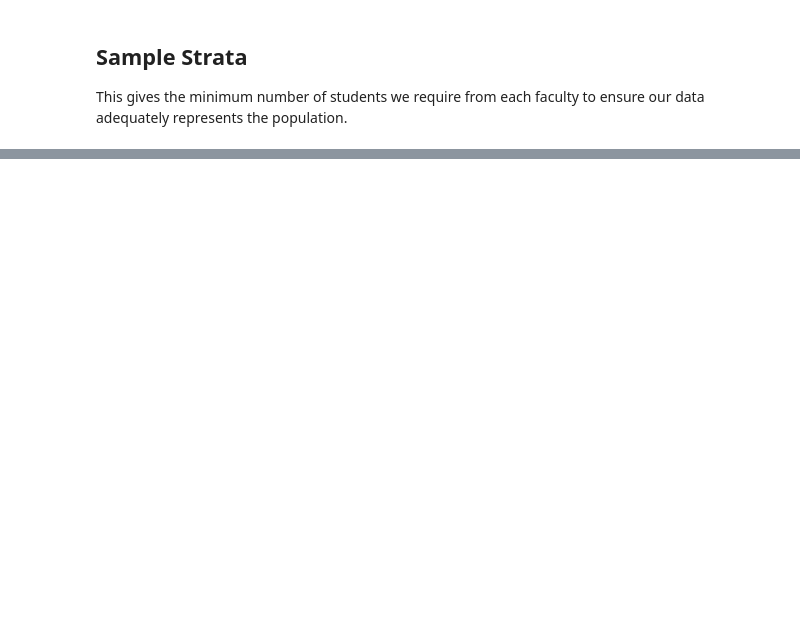
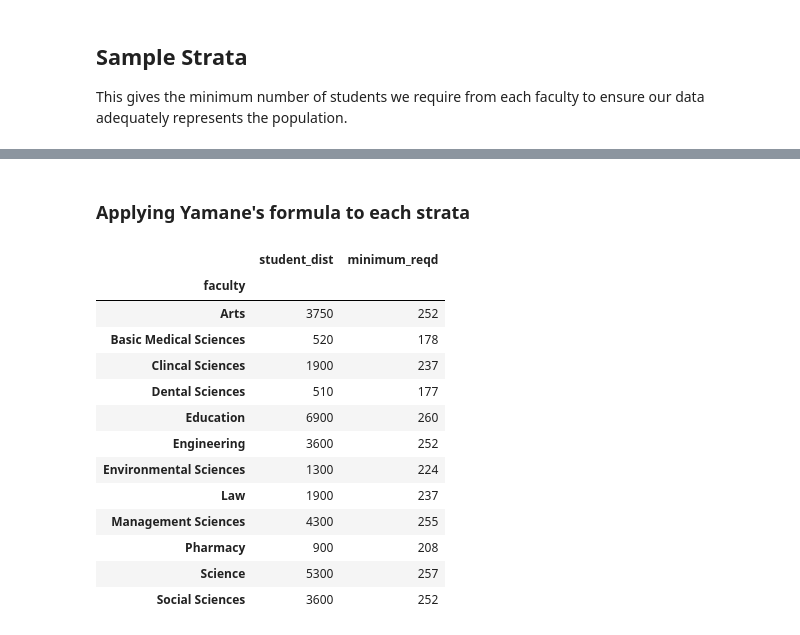
Before and after one commit to socratesjnr/asuu-strike-project, a Jupyter notebook: mailing/student_distribution.ipynb, the cells around one changed output, grey strips where cells are left out. Saved outputs shown, nothing was run; the diff lists cells and outputs as text; code cells hidden in the pictures; blank space fills up the shorter version.

```diff
--- a/mailing/student_distribution.ipynb
+++ b/mailing/student_distribution.ipynb
@@ -70,0 +109,50 @@ Name: student_count, dtype: float64
+# %% [markdown]
+### Applying Yamane's formula to each strata
+# %%
+from scipy.stats import norm
+
+def calculate_faculty_sample_size(row, conf_level, margin_error, p):
+    """
+    Calculates the required sample size for a single faculty based on the number of
+    students in the faculty, the desired confidence level, margin of error, and the estimated proportion
+    of affected students.
+
+    Args:
+    - row (pandas.Series): a Pandas Series representing a single row of the DataFrame
+    - conf_level (float): the desired confidence level
+    - margin_error (float): the desired margin of error
+    - p (float): the estimated proportion of affected students
+
+    Returns:
+    - sample_size (float): the required sample size for the faculty
+    """
+
+    # Get the number of students in the current faculty
+    n = row["student_dist"]
+
+    # Calculate the critical value for the desired confidence level
+    z_alpha_2 = norm.ppf(1 - (1 - conf_level) / 2)
+
+    # Calculate the required sample size with population correction factor
+    sample_size = n * p * (1 - p) / ((n - 1) * (margin_error / z_alpha_2)**2 + p * (1 - p))
+
+    return round(sample_size)
+# %%
+student_dist['minimum_reqd'] = student_dist.apply(calculate_faculty_sample_size, axis=1, args=(0.90, 0.05, 0.5))
+# student_dist.student_dist.sum()
+student_dist
+# %% [output]
+|  | student_dist | minimum_reqd |
+| faculty |  |  |
+| Arts | 3750 | 252 |
+| Basic Medical Sciences | 520 | 178 |
+| Clincal Sciences | 1900 | 237 |
+| Dental Sciences | 510 | 177 |
+| Education | 6900 | 260 |
+| Engineering | 3600 | 252 |
+| Environmental Sciences | 1300 | 224 |
+| Law | 1900 | 237 |
+| Management Sciences | 4300 | 255 |
+| Pharmacy | 900 | 208 |
+| Science | 5300 | 257 |
+| Social Sciences | 3600 | 252 |
```
Also changed, not shown: parts of 8 cells of this notebook.
